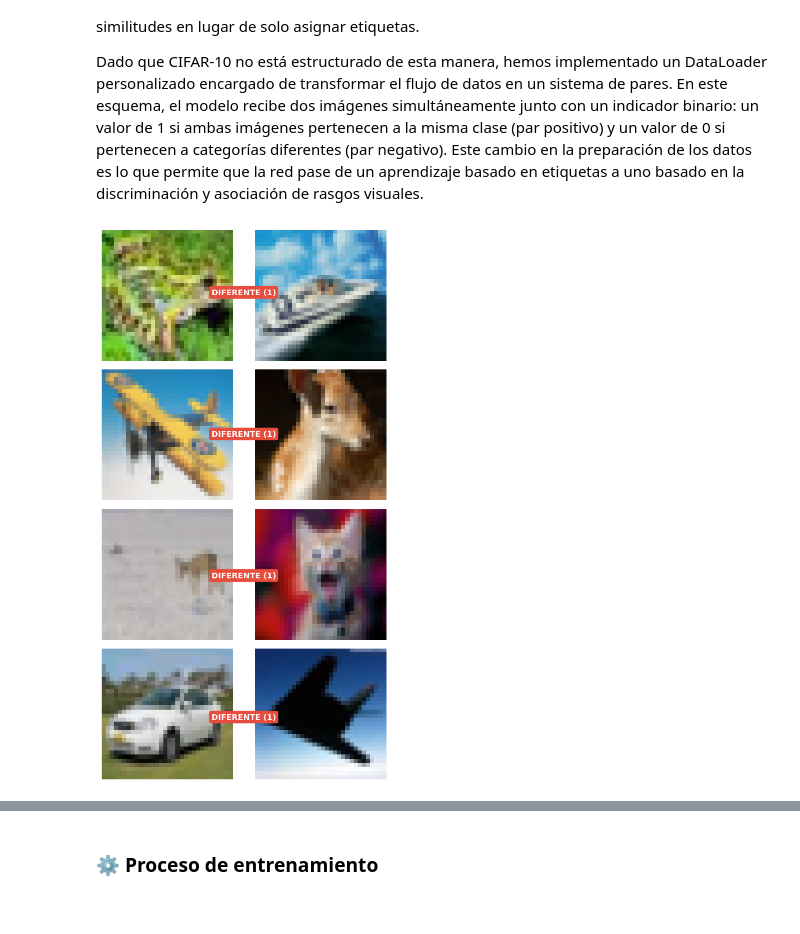
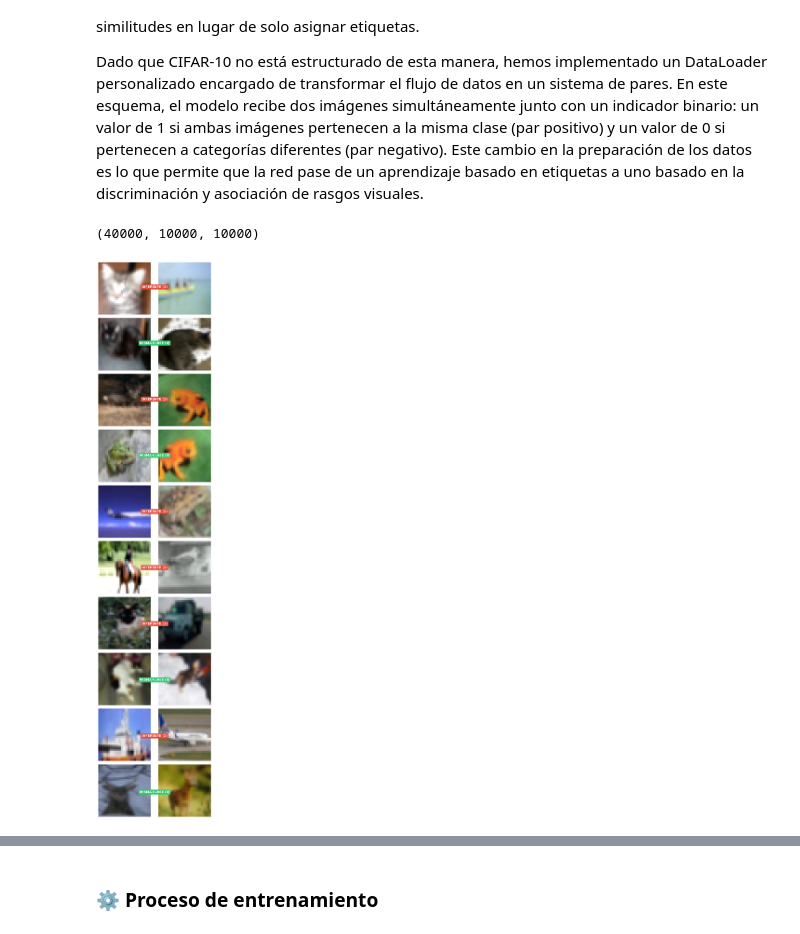
Before and after one commit to unlikeghost/hands-on-SupCon, a Jupyter notebook: notebooks/Embedding_Architectures_&_Similarity_Learning.ipynb, the cells around one changed output, grey strips where cells are left out. Saved outputs shown, nothing was run; the diff lists cells and outputs as text; code cells hidden in the pictures.

```diff
--- a/notebooks/Embedding_Architectures_&_Similarity_Learning.ipynb
+++ b/notebooks/Embedding_Architectures_&_Similarity_Learning.ipynb
@@ -131,4 +139,44 @@ classes: tuple = (
     'deer', 'dog', 'frog', 'horse',
     'ship', 'truck'
 )
+# %%
+test_data = torchvision.datasets.CIFAR10(
+    root=data_path,
+    train=False,
+    download=True,
+)
+
+full_train_dataset = torchvision.datasets.CIFAR10(
+    root=data_path,
+    train=True,
+    download=True,
+)
+
+# Definimos los tamaños (80% train, 20% val)
+train_size = int(len(full_train_dataset) * .8)
+val_size = int(len(full_train_dataset) - train_size)
+
+train_size, val_size, len(test_data)
+# %% [output]
+(40000, 10000, 10000)
+# %%
+train_data, val_data = torch.utils.data.random_split(
+    full_train_dataset,
+    [train_size, val_size],
+    generator=torch.Generator().manual_seed(seed)
+)
+# %%
+train_dataset = ContrastiveLearningDataset(
+    dataset=train_data,
+    transform=train_transform
+)
+val_dataset = ContrastiveLearningDataset(
+    dataset=val_data,
+    transform=val_transform
+)
+
+test_dataset  = ContrastiveLearningDataset(
+    dataset=test_data,
+    transform=val_transform
+)
 # %%
@@ -153,29 +208,11 @@ test_dataset = ContrastiveLearningDataset(
 )
-# %%
-
-train_loader = torch.utils.data.DataLoader(
-    dataset=train_dataset,
-    batch_size=batch_size,
-    shuffle=True,
-    pin_memory=True,
-    num_workers=4,
-    persistent_workers=True,
-)
-test_loader = torch.utils.data.DataLoader(
-    dataset=test_dataset,
-    batch_size=batch_size,
-    shuffle=False,
-    pin_memory=True,
-    num_workers=4,
-    persistent_workers=True,
-)
 # %%
 show_siamese_batch(
     train_loader,
-    n_pairs=4
+    n_pairs=10
 )
 # %% [output]
-[figure, old version]
+[figure, new version]
 # %% [markdown]
 ### 🧠 Siamese Architecture: Similarity Learning
 
```
Also changed, not shown: parts of 21 cells of this notebook, 10 other files.
